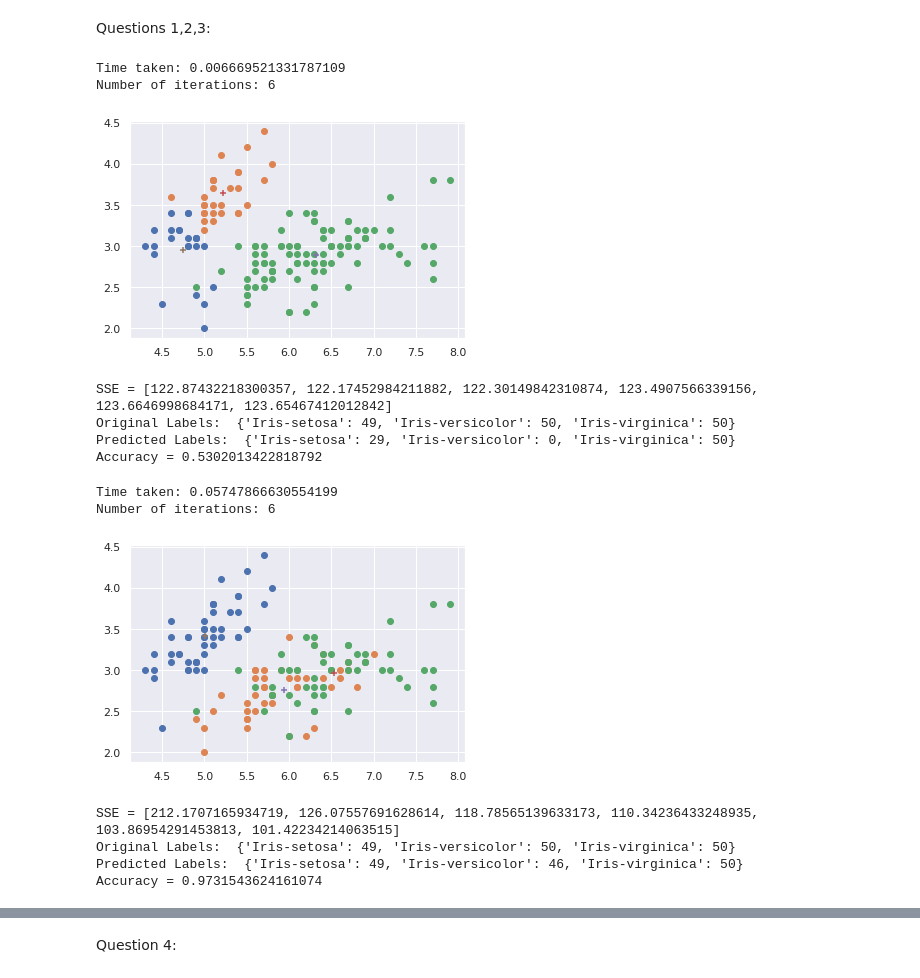
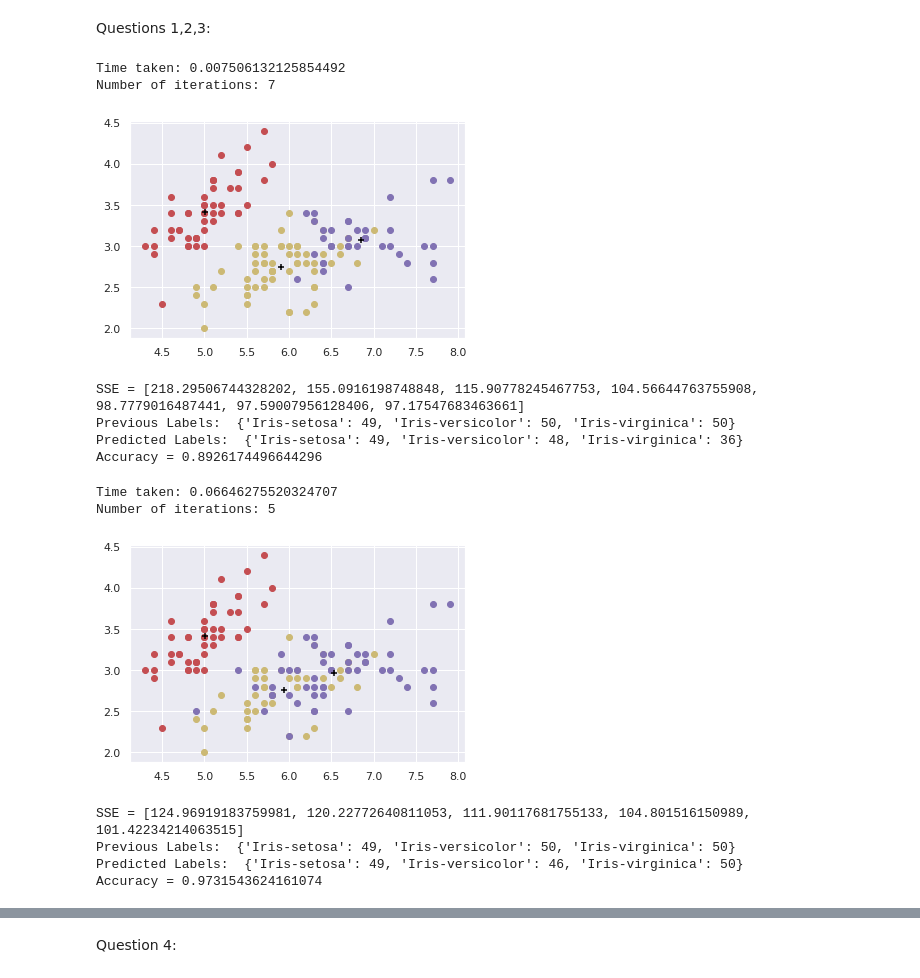
Before and after one commit to vaghasiatirth24/Machine-Learning, a Jupyter notebook: ML_HW4.ipynb, the cells around one changed output, grey strips where cells are left out. Saved outputs shown, nothing was run; the diff lists cells and outputs as text; code cells hidden in the pictures.

```diff
--- a/ML_HW4.ipynb
+++ b/ML_HW4.ipynb
@@ -63,9 +63,9 @@ def loadCSV(fileName):
         dataset.append(instance)
     return dataset
 # %%
-def euclidean_distance(point1, point2):
+def euclidean_distance(a, b):
     distance = 0
-    for a,b in zip(point1, point2):
+    for a,b in zip(a,b):
         distance += pow((a-b), 2)
     return math.sqrt(distance)
 # %%
@@ -104,7 +104,9 @@ def calculate_centroid(cluster):
 
   return centroid
 # %%
-def draw_nd_scatter(clusters, centroid_centers):
+import itertools
+def scatter(clusters, centroid_centers):
+  colors = itertools.cycle(["r", "y","m"])
   for key in clusters:
     x = []
     y = []
@@ -112,10 +114,10 @@ def draw_nd_scatter(clusters, centroid_centers):
     for c in cluster:
       x.append(c[0])
       y.append(c[1])
-    plt.scatter(x, y, marker='o')
+    plt.scatter(x, y, marker='o',color=next(colors))
 
   for point in centroid_centers:
-    plt.scatter(point[0], point[1], marker='+')
+    plt.scatter(point[0], point[1], marker='+',color='black')
 
   plt.show()
 # %%
@@ -284,4 +286,4 @@ iris.data.1         100%[===================>]   4.44K  --.-KB/s    in 0s
 # %%
-raw_iris_data = loadCSV('iris.data')
+id = loadCSV('iris.data')
 # %%
 iris_data = []
@@ -300,53 +302,53 @@ print(iris_data)
 # %% [output]
 [[4.9, 3.0, 1.4, 0.2, 'Iris-setosa'], [4.7, 3.2, 1.3, 0.2, 'Iris-setosa'], [4.6, 3.1, 1.5, 0.2, 'Iris-setosa'], [5.0, 3.6, 1.4, 0.2, 'Iris-setosa'], [5.4, 3.9, 1.7, 0.4, 'Iris-setosa'], [4.6, 3.4, 1.4 ...
 # %%
-original_labels = dict(label_cluster(iris_data))
+target_labels = dict(label_cluster(iris_data))
 # %% [markdown]
 Questions 1,2,3:
 # %%
 kmeans = KMeans()
 [centroid_centers, clusters] = kmeans.fit(iris_data)
 
 labels = {'Iris-setosa': 0, 'Iris-versicolor': 0, 'Iris-virginica': 0}
 
 for key in clusters:
   d = dict(label_cluster(clusters[key]))
   mx = 0
   s = 0
   label = ""
   for k in d:
     s += d[k]
     if d[k] > mx:
       mx = d[k]
       label = k
   labels[label] = mx
 
-draw_nd_scatter(clusters, centroid_centers)
+scatter(clusters, centroid_centers)
 
 print("SSE =",kmeans.sse_list)
-print("Original Labels: ", original_labels)
+print("Previous Labels: ", target_labels)
 print("Predicted Labels: ", labels)
 
 total = 0
 mismatch = 0
 
-for l in original_labels:
-  total += original_labels[l]
+for l in target_labels:
+  total += target_labels[l]
   mismatch += abs(original_labels[l] - labels[l])
 
 accuracy = (total - mismatch) / total
 
 print("Accuracy =",accuracy)
 # %% [output]
-Time taken: 0.006669521331787109
-Number of iterations: 6
+Time taken: 0.007506132125854492
+Number of iterations: 7
-[figure, old version]
+[figure, new version]
-SSE = [122.87432218300357, 122.17452984211882, 122.30149842310874, 123.4907566339156, 123.6646998684171, 123.65467412012842]
-Original Labels:  {'Iris-setosa': 49, 'Iris-versicolor': 50, 'Iris-virginica': 50}
-Predicted Labels:  {'Iris-setosa': 29, 'Iris-versicolor': 0, 'Iris-virginica': 50}
-Accuracy = 0.5302013422818792
+SSE = [218.29506744328202, 155.0916198748848, 115.90778245467753, 104.56644763755908, 98.7779016487441, 97.59007956128406, 97.17547683463661]
+Previous Labels:  {'Iris-setosa': 49, 'Iris-versicolor': 50, 'Iris-virginica': 50}
+Predicted Labels:  {'Iris-setosa': 49, 'Iris-versicolor': 48, 'Iris-virginica': 36}
+Accuracy = 0.8926174496644296
 # %%
-kmeans = KMeans(d_func=cosine_similarity)
+kmeans = KMeans(d_func=cosine)
 [centroid_centers, clusters] = kmeans.fit(iris_data)
 
 labels = {'Iris-setosa': 0, 'Iris-versicolor': 0, 'Iris-virginica': 0}
@@ -363,28 +365,28 @@ for key in clusters:
       label = k
   labels[label] = mx
 
-draw_nd_scatter(clusters, centroid_centers)
+scatter(clusters, centroid_centers)
 
 print("SSE =",kmeans.sse_list)
-print("Original Labels: ", original_labels)
+print("Previous Labels: ", target_labels)
 print("Predicted Labels: ", labels)
 
 total = 0
 mismatch = 0
 
-for l in original_labels:
-  total += original_labels[l]
-  mismatch += abs(original_labels[l] - labels[l])
+for l in target_labels:
+  total += target_labels[l]
+  mismatch += abs(target_labels[l] - labels[l])
 
 accuracy = (total - mismatch) / total
 
 print("Accuracy =",accuracy)
 # %% [output]
-Time taken: 0.05747866630554199
-Number of iterations: 6
+Time taken: 0.06646275520324707
+Number of iterations: 5
-[figure, old version]
+[figure, new version]
-SSE = [212.1707165934719, 126.07557691628614, 118.78565139633173, 110.34236433248935, 103.86954291453813, 101.42234214063515]
-Original Labels:  {'Iris-setosa': 49, 'Iris-versicolor': 50, 'Iris-virginica': 50}
+SSE = [124.96919183759981, 120.22772640811053, 111.90117681755133, 104.801516150989, 101.42234214063515]
+Previous Labels:  {'Iris-setosa': 49, 'Iris-versicolor': 50, 'Iris-virginica': 50}
 Predicted Labels:  {'Iris-setosa': 49, 'Iris-versicolor': 46, 'Iris-virginica': 50}
 Accuracy = 0.9731543624161074
 # %%
```
Also changed, not shown: parts of 19 cells of this notebook.
